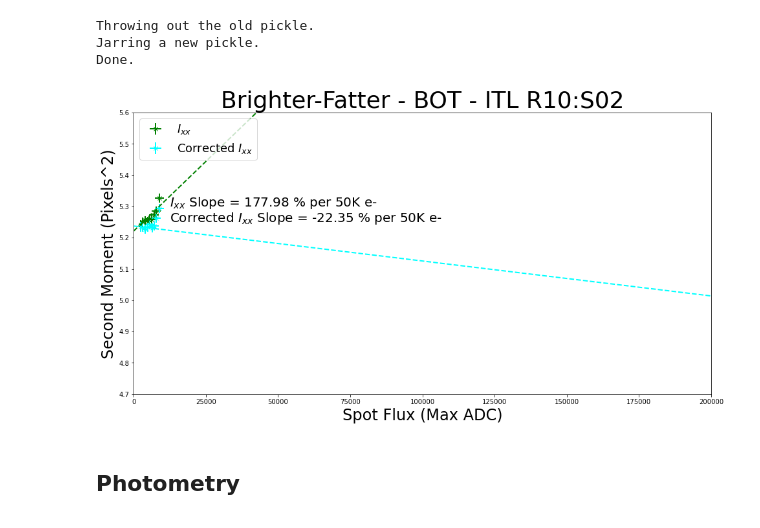
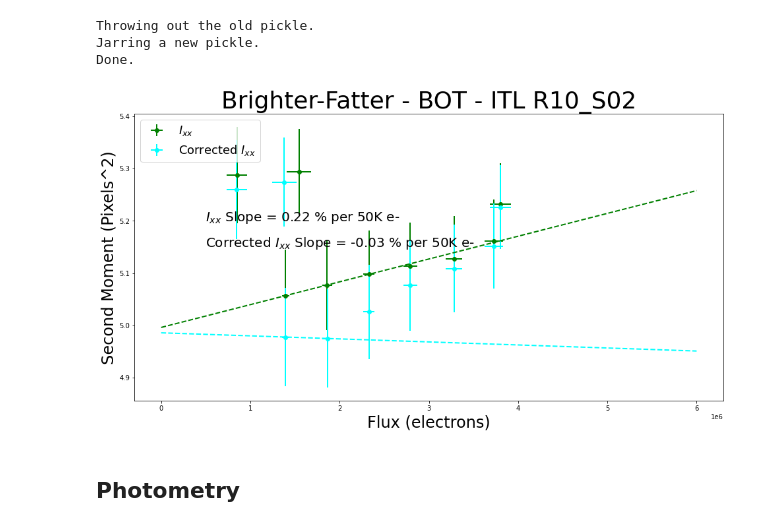
Before and after one commit to Alex-Broughton/run4, a Jupyter notebook: SpotsBFKCorrection-25raft-R10_S02-ITL.ipynb, the cells around one changed output. Saved outputs shown, nothing was run; the diff lists cells and outputs as text; code cells hidden in the pictures.

```diff
--- a/SpotsBFKCorrection-25raft-R10_S02-ITL.ipynb
+++ b/SpotsBFKCorrection-25raft-R10_S02-ITL.ipynb
@@ -66,7 +66,7 @@ def getData(repo, col, fluxkey="base_CircularApertureFlux_70_0_instFlux", shapek
         src  = src.subset(select)
 
         # Center cuts
-        maxradius = 17.*np.mean([mdsrc["GRID_XSTEP"], mdsrc["GRID_YSTEP"]])
+        maxradius = 10.*np.mean([mdsrc["GRID_XSTEP"], mdsrc["GRID_YSTEP"]])
         distances = np.sqrt((src["spotgrid_x"] - x0)**2 + (src["spotgrid_y"] - y0)**2)
         mask1 = (distances >= maxradius)
 
@@ -339,7 +339,7 @@ byamp_corrected_results = []
 for i, table in enumerate([tab_corr, tab_uncorr]):
 
     for exp in table:
-        flux = exp['maxADC']
+        flux = exp['base_CircularApertureFlux_70_0_instFlux']
         shape = exp['base_SdssShape_xx']
 
         if i==0:
@@ -375,7 +375,7 @@ if plotCorrection:
 
 # Now plot the result
 plotCorrection=True
-syst_fraction = 0
+syst_fraction = 0.2
 min_slope_index = 0
 max_slope_index = len(byamp_results) - 1
 max_flux_index = len(byamp_results)
@@ -400,46 +400,47 @@ xyerror = results[:,4] * (syst_fraction + (1 - syst_fraction) / np.sqrt(results[
 if plotCorrection:
     try:
         corrected_results = np.array([byamp_corrected_results[i] for i in range(max_flux_index)])
         max_slope_ind_corr = max_slope_index
     except:
         corrected_results = np.array(byamp_corrected_results)
         max_slope_ind_corr = min(len(corrected_results) - 4, max_slope_index)
 
     corrected_xerror = corrected_results[:,2]/np.sqrt(corrected_results[:,0])
     corrected_xyerror = corrected_results[:,4] * (syst_fraction + (1 - syst_fraction) / np.sqrt(corrected_results[:,0]))
 
 plt.figure(7, figsize=(16,8), facecolor='w')
-plt.title("Brighter-Fatter - BOT - ITL R10:S02", fontsize = 36)
+plt.title("Brighter-Fatter - BOT - ITL R10_S02", fontsize = 36)
 # First plot the uncorrected data
-plt.errorbar(results[:,1], results[:,3], xerr = xerror, yerr = xyerror, color = 'green', lw = 2, label = '$I_{xx}$', ls='', marker='x')
+plt.errorbar(results[:,1], results[:,3], xerr = xerror, yerr = xyerror, color = 'green', lw = 2, label = '$I_{xx}$', ls='', marker='o')
 
 slope, intercept, r_value, p_value, std_err = stats.linregress(results[0:2,1], results[0:2,3])
-xplot=np.linspace(0.0,1.4e7,100)
+xplot=np.linspace(0.0,6.0e6,100)
 yplot = slope * xplot + intercept
 plt.plot(xplot, yplot, color='green', lw = 2, ls = '--')
-tslope = slope * 100.0 * 200000.0
-plt.text(12500, 5.3, "$I_{xx}$ Slope = %.2f %% per 50K e-"%tslope, fontsize='20')
+tslope = slope * 100.0 * 50000.0
+
+plt.text(0.5e6, 5.2, "$I_{xx}$ Slope = %.2f %% per 50K e-"%tslope, fontsize='20')
 
 
 if plotCorrection:
     # Now plot the corrected data
-    plt.errorbar(corrected_results[:,1], corrected_results[:,3], xerr = corrected_xerror, yerr = corrected_xyerror, color = 'cyan', lw = 2, ls='', marker='x', label = 'Corrected $I_{xx}$')
+    plt.errorbar(corrected_results[:,1], corrected_results[:,3], xerr = corrected_xerror, yerr = corrected_xyerror, color = 'cyan', lw = 2, ls='', marker='o', label = 'Corrected $I_{xx}$')
 
     slope, intercept, r_value, p_value, std_err = stats.linregress(corrected_results[0:2,1], corrected_results[0:2,3])
-    xplot=np.linspace(0.0,1.4e7,100)
+    xplot=np.linspace(0.0,6.0e6,100)
     yplot = slope * xplot + intercept
     plt.plot(xplot, yplot, color='cyan', lw = 2, ls = '--')
-    tslope = slope * 100.0 * 200000.0
-    plt.text(12500, 5.25, "Corrected $I_{xx}$ Slope = %.2f %% per 50K e-"%tslope, fontsize='20')
+    tslope = slope * 100.0 * 50000.0
+    plt.text(0.5e6, 5.15, "Corrected $I_{xx}$ Slope = %.2f %% per 50K e-"%tslope, fontsize='20')
 
-plt.xlabel('Spot Flux (Max ADC)',fontsize=24)
+plt.xlabel('Flux (electrons)',fontsize=24)
 plt.ylabel('Second Moment (Pixels^2)',fontsize=24)
-plt.xlim(0,.2e6)
-plt.ylim(4.7, 5.6)
+#plt.xlim(0,.2e6)
+#plt.ylim(4.7, 5.6)
 plt.legend(loc= 'upper left',fontsize = 18)
 plt.savefig("./plots/itl-R10_S02-25raft/polynomialfit/outsidespots/spots_results_12788_R10_S02.png")
 # %% [output]
-[figure, old version]
+[figure, new version]
 # %% [markdown]
 ## Photometry
 # %%
```
Also changed, not shown: parts of 3 cells of this notebook, 37 other files.
